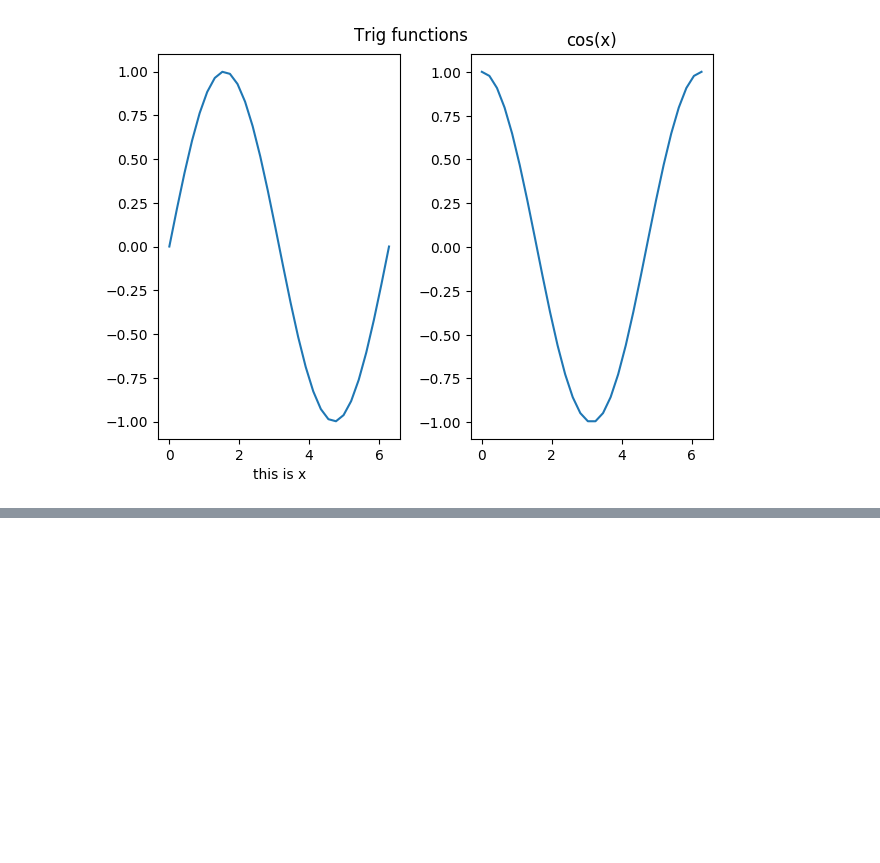
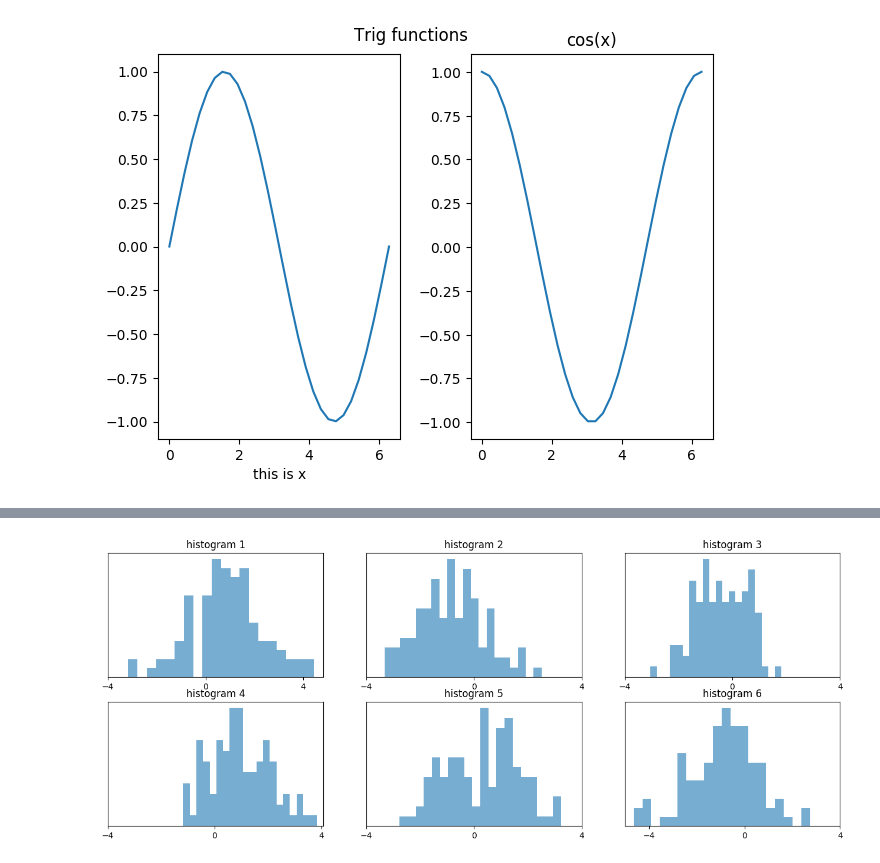
Before and after one commit to FRBNY-DSGE/CEF_2017_Workshop, a Jupyter notebook: packages/plotting.ipynb, the cells around one changed output, grey strips where cells are left out. Saved outputs shown, nothing was run; the diff lists cells and outputs as text; code cells hidden in the pictures; blank space fills up the shorter version.

```diff
--- a/packages/plotting.ipynb
+++ b/packages/plotting.ipynb
@@ -66,0 +95,23 @@ fig
+# %%
+u = Uniform()
+num_rows, num_cols = 2, 3
+fig, axes = subplots(num_rows, num_cols, figsize=(16,6))
+subplot_num = 0
+
+for i in 1:num_rows
+    for j in 1:num_cols
+        ax = axes[i, j]
+        subplot_num += 1
+        # == Generate a normal sample with random mean and std == #
+        m, s = rand(u) * 2 - 1, rand(u) + 1
+        d = Normal(m, s)
+        x = rand(d, 100)
+        # == Histogram the sample == #
+        ax[:hist](x, alpha=0.6, bins=20)
+        ax[:set_title]("histogram $subplot_num")
+        ax[:set_xticks]([-4, 0, 4])
+        ax[:set_yticks]([])
+    end
+end
+# %% [output]
+[figure, added]
```
Also changed, not shown: parts of 18 cells of this notebook.
